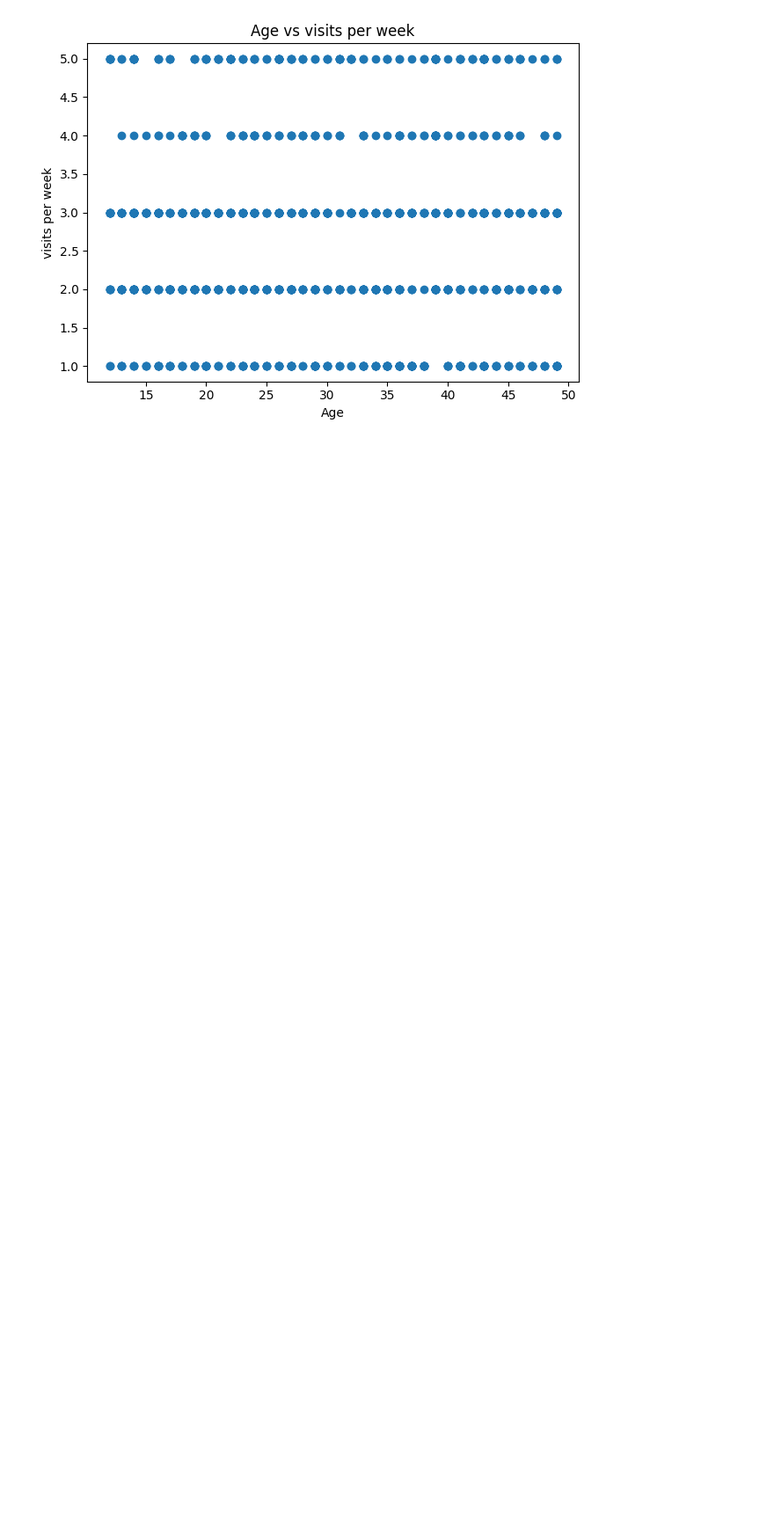
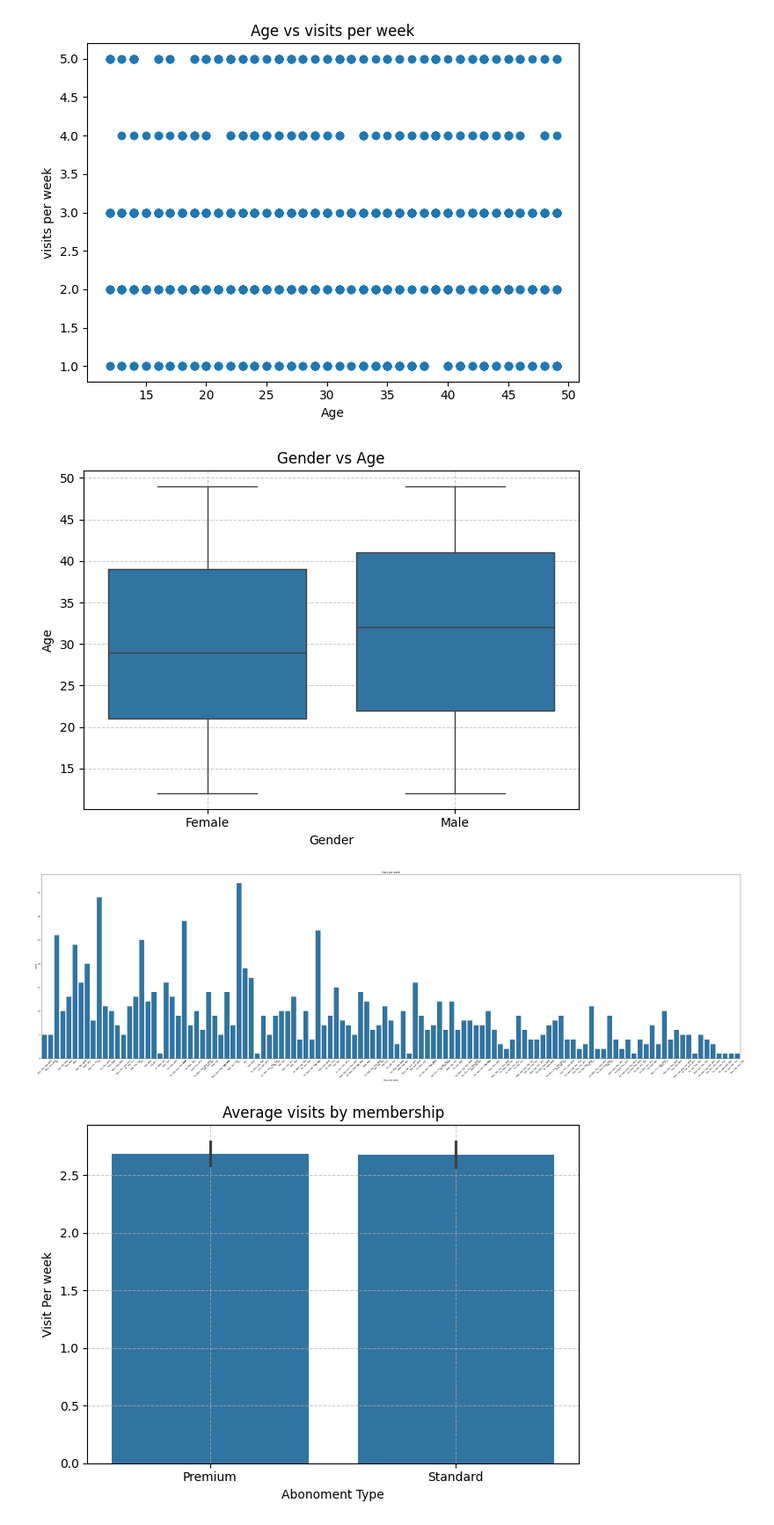
Before and after one commit to mdrakibhossain091b1/DATA-RESEARCH-, a Jupyter notebook: Colab Code/Matplotlib_and_Seaborn.ipynb, the cells around one changed output. Shown at 88% size. Saved outputs shown, nothing was run; the diff lists cells and outputs as text; code cells hidden in the pictures; blank space fills up the shorter version.

```diff
--- a/Colab Code/Matplotlib_and_Seaborn.ipynb
+++ b/Colab Code/Matplotlib_and_Seaborn.ipynb
@@ -90,3 +90,35 @@ plt.show()
 [figure]
 [figure]
 [figure]
+# %%
+# 1. Box plot: Gender vs Age
+sns.boxplot(data=gym, x='gender', y='Age')
+plt.grid(True, which="both", linestyle="--", linewidth=0.7, alpha=0.7)
+plt.title("Gender vs Age")
+plt.xlabel('Gender')
+plt.ylabel('Age')
+plt.tight_layout()
+plt.show()
+# 2. Count plot: Days per week
+plt.figure(figsize=(50, 15))
+sns.countplot(data=gym, x='days_per_week')
+plt.title("Days per week")
+plt.xlabel('Days per week')
+plt.xticks(rotation=45)
+plt.tight_layout()
+plt.savefig('/content/drive/MyDrive/Dataset/Days per week.png', dpi=300, bbox_inches='tight')
+plt.show()
+
+
+# 3. Bar plot: Average visits by membership type
+sns.barplot(data=gym, x='abonoment_type', y='visit_per_week')
+plt.grid(True, which="both", linestyle="--", linewidth=0.7, alpha=0.7)
+plt.title("Average visits by membership")
+plt.xlabel('Abonoment Type')
+plt.ylabel('Visit Per week')
+plt.tight_layout()
+plt.show()
+# %% [output]
+[figure, added]
+[figure, added]
+[figure, added]
```
